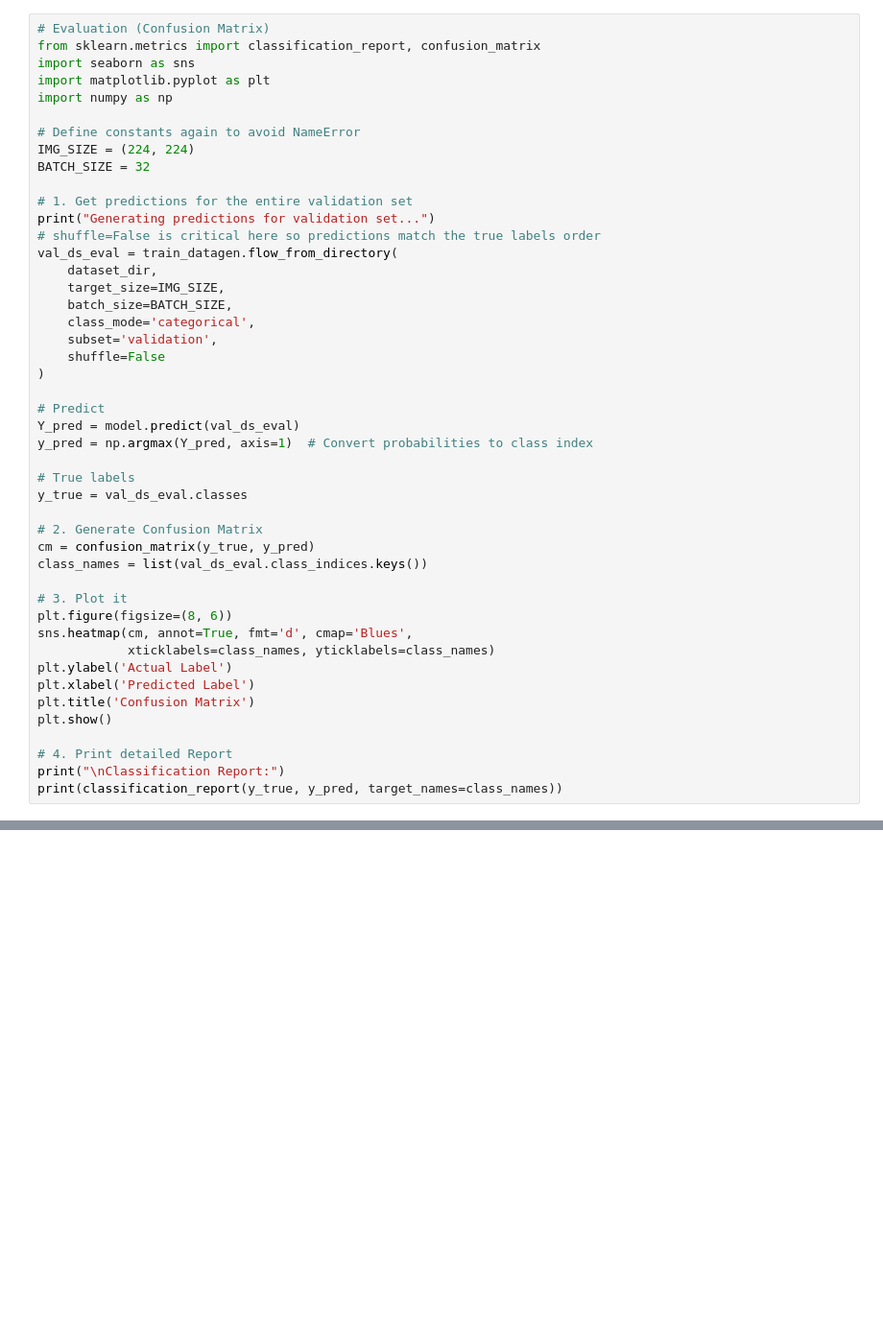
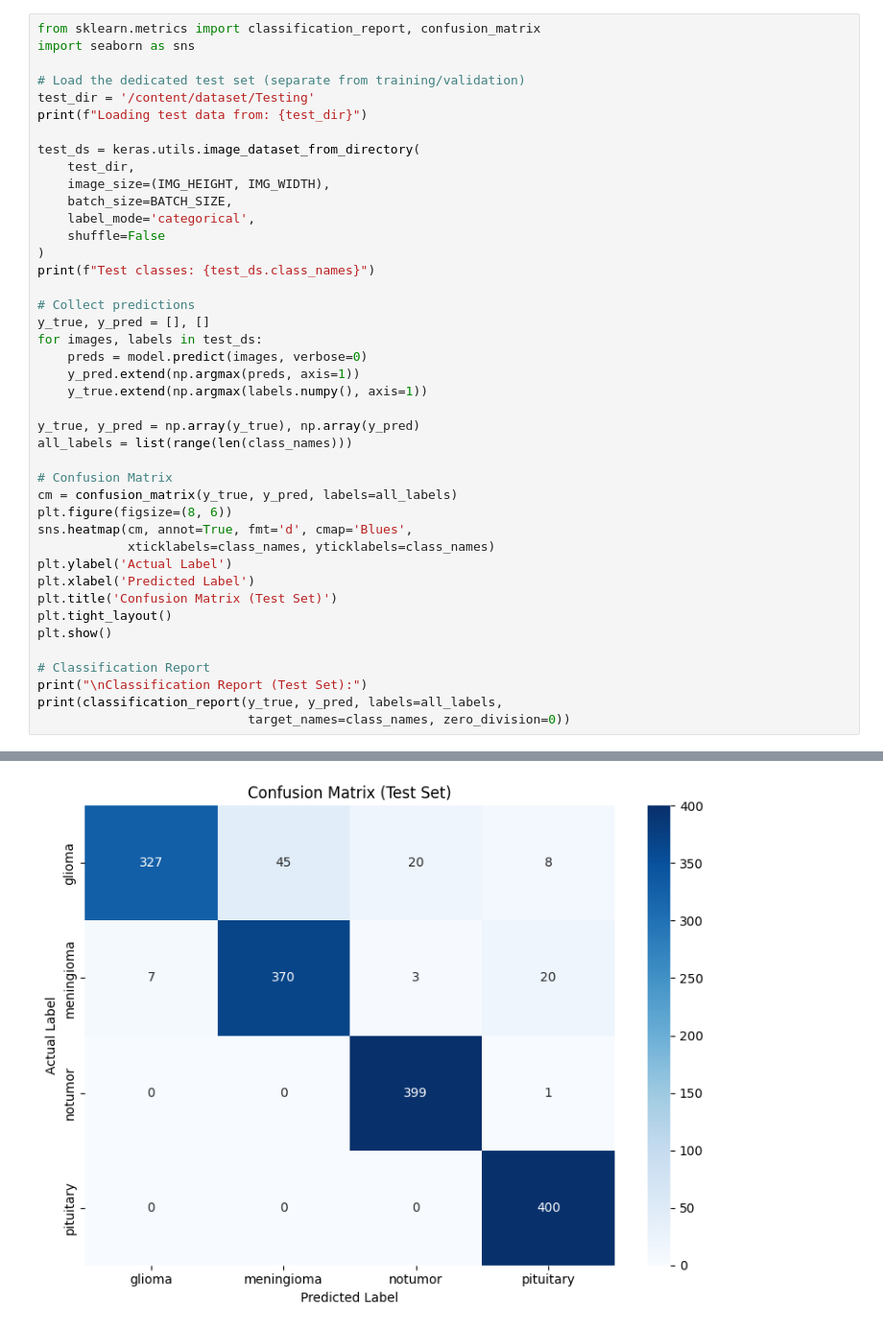
Before and after one commit to AvinashK47/Brain-Tumor-Classification, a Jupyter notebook: tumor.ipynb, the cells around one changed output, grey strips where cells are left out. Shown at 96% size. Saved outputs shown, nothing was run; the diff lists cells and outputs as text; blank space fills up the shorter version.

```diff
--- a/tumor.ipynb
+++ b/tumor.ipynb
@@ -143,47 +330,43 @@ history = model.fit(
 # %%
-# Evaluation (Confusion Matrix)
 from sklearn.metrics import classification_report, confusion_matrix
 import seaborn as sns
-import matplotlib.pyplot as plt
-import numpy as np
 
-# Define constants again to avoid NameError
-IMG_SIZE = (224, 224)
-BATCH_SIZE = 32
+# Load the dedicated test set (separate from training/validation)
+test_dir = '/content/dataset/Testing'
+print(f"Loading test data from: {test_dir}")
 
-# 1. Get predictions for the entire validation set
-print("Generating predictions for validation set...")
-# shuffle=False is critical here so predictions match the true labels order
-val_ds_eval = train_datagen.flow_from_directory(
-    dataset_dir,
-    target_size=IMG_SIZE,
+test_ds = keras.utils.image_dataset_from_directory(
+    test_dir,
+    image_size=(IMG_HEIGHT, IMG_WIDTH),
     batch_size=BATCH_SIZE,
-    class_mode='categorical',
-    subset='validation',
+    label_mode='categorical',
     shuffle=False
 )
+print(f"Test classes: {test_ds.class_names}")
 
-# Predict
-Y_pred = model.predict(val_ds_eval)
-y_pred = np.argmax(Y_pred, axis=1)  # Convert probabilities to class index
+# Collect predictions
+y_true, y_pred = [], []
+for images, labels in test_ds:
+    preds = model.predict(images, verbose=0)
+    y_pred.extend(np.argmax(preds, axis=1))
+    y_true.extend(np.argmax(labels.numpy(), axis=1))
 
-# True labels
-y_true = val_ds_eval.classes
+y_true, y_pred = np.array(y_true), np.array(y_pred)
+all_labels = list(range(len(class_names)))
 
-# 2. Generate Confusion Matrix
-cm = confusion_matrix(y_true, y_pred)
-class_names = list(val_ds_eval.class_indices.keys())
-
-# 3. Plot it
+# Confusion Matrix
+cm = confusion_matrix(y_true, y_pred, labels=all_labels)
 plt.figure(figsize=(8, 6))
 sns.heatmap(cm, annot=True, fmt='d', cmap='Blues',
             xticklabels=class_names, yticklabels=class_names)
 plt.ylabel('Actual Label')
 plt.xlabel('Predicted Label')
-plt.title('Confusion Matrix')
+plt.title('Confusion Matrix (Test Set)')
+plt.tight_layout()
 plt.show()
 
-# 4. Print detailed Report
-print("\nClassification Report:")
-print(classification_report(y_true, y_pred, target_names=class_names))
+# Classification Report
+print("\nClassification Report (Test Set):")
+print(classification_report(y_true, y_pred, labels=all_labels,
+                            target_names=class_names, zero_division=0))
 # %% [output]
@@ -193,0 +376 @@ Found 1141 images belonging to 4 classes.
+[figure, new version]
```
Also changed, not shown: parts of 22 cells of this notebook.
